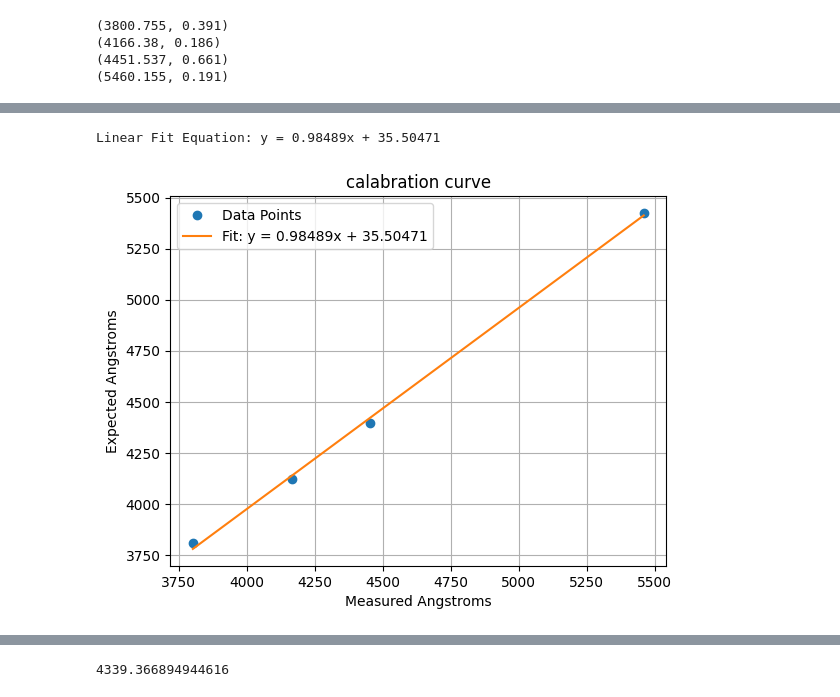
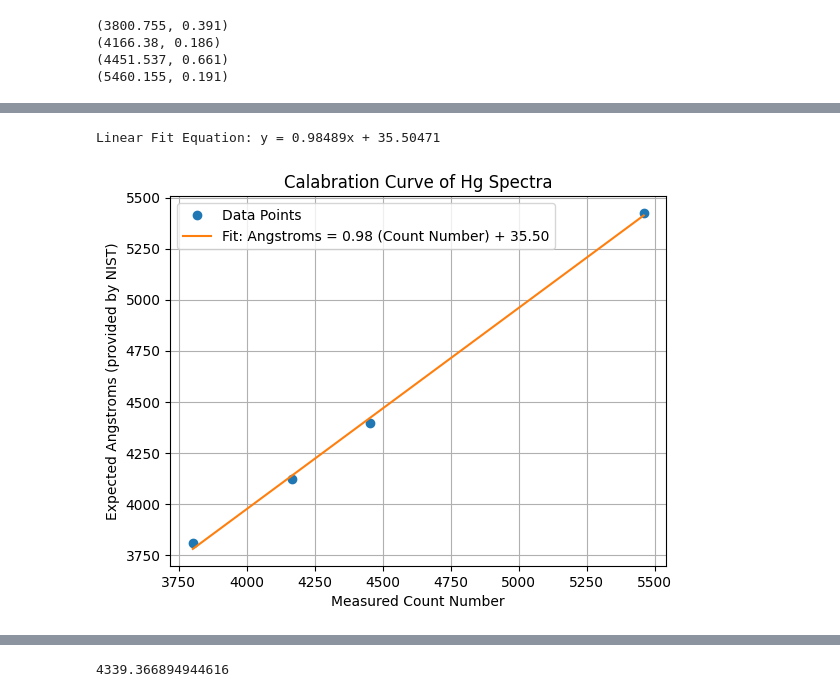
Before and after one commit to zbpetersbuf/CP1-24-final, a Jupyter notebook: zbpetersbuf/advlab3/thing.ipynb, the cells around one changed output, grey strips where cells are left out. Cells and saved outputs as stored; diff of their text form; code cells hidden in the pictures.

```diff
--- a/zbpetersbuf/advlab3/thing.ipynb
+++ b/zbpetersbuf/advlab3/thing.ipynb
@@ -143,23 +252,23 @@ print(calib.fit_gaussian(data, 5430, 5490))
 # %%
 call_data = [(3801.35, 3806.312), (4165.94, 4120.440), (4451.49, 4398.617), (5460.03, 5425.253)]
 
 x_vals, y_vals = zip(*call_data)
 slope, intercept, r_value, p_value, std_err = linregress(x_vals, y_vals)
 
 print(f"Linear Fit Equation: y = {slope:.5f}x + {intercept:.5f}")
 
 plt.plot(x_vals, y_vals, 'o', label='Data Points')
-plt.plot(x_vals, [slope * x + intercept for x in x_vals], label=f'Fit: y = {slope:.5f}x + {intercept:.5f}')
+plt.plot(x_vals, [slope * x + intercept for x in x_vals], label=f'Fit: Angstroms = 0.98 (Count Number) + 35.50')
 
-plt.xlabel('Measured Angstroms')
-plt.ylabel('Expected Angstroms')
-plt.title('calabration curve')
+plt.xlabel('Measured Count Number')
+plt.ylabel('Expected Angstroms (provided by NIST)')
+plt.title('Calabration Curve of Hg Spectra')
 plt.legend()
 plt.grid(True)
 plt.show()
 # %% [output]
 Linear Fit Equation: y = 0.98489x + 35.50471
-[figure, old version]
+[figure, new version]
 # %%
 import importlib
 import spectrum
```
Also changed, not shown: parts of 22 cells of this notebook, 4 other files.
